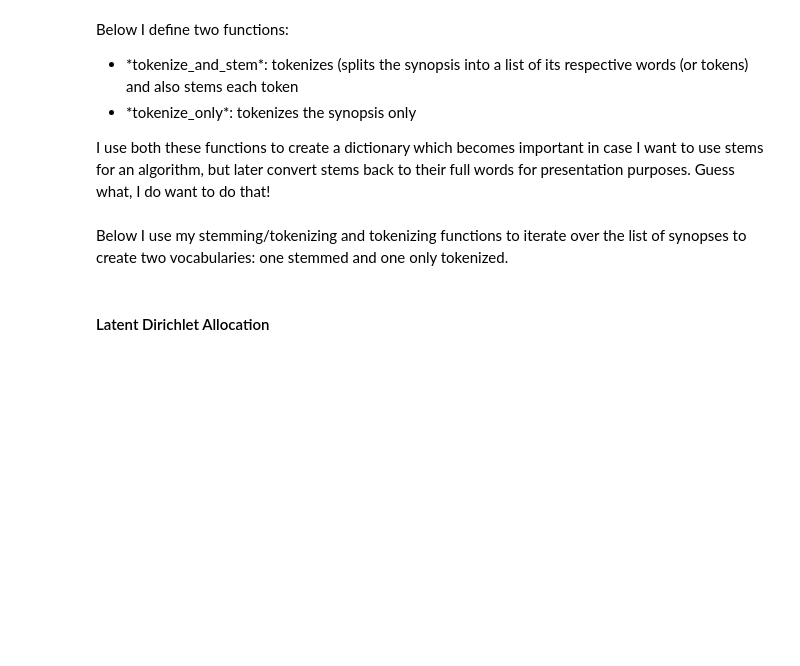
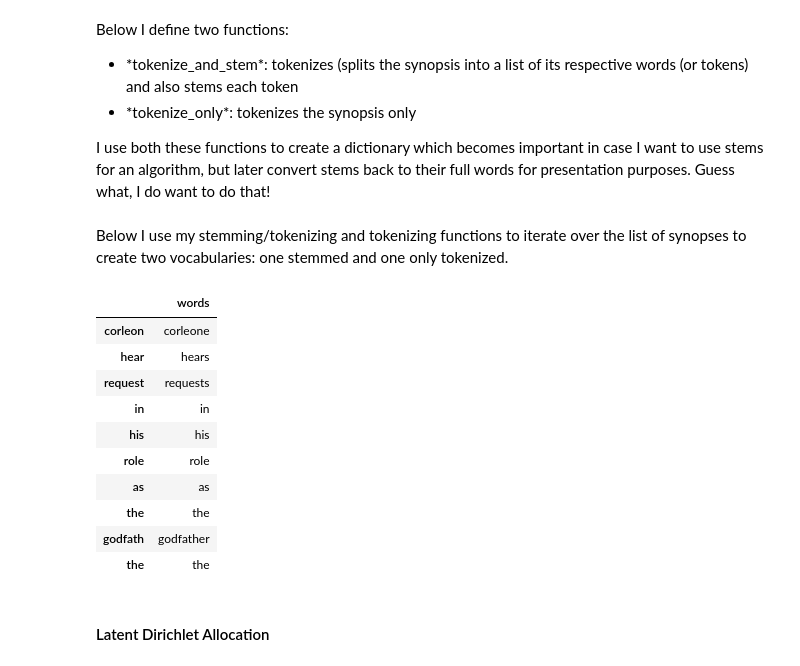
Before and after one commit to Marcelobbr/FGV_ds_presentation, a Jupyter notebook: topic modelling.ipynb, the cells around one changed output. Cells and saved outputs as stored; diff of their text form; code cells hidden in the pictures; blank space fills up the shorter version.

```diff
--- a/topic modelling.ipynb
+++ b/topic modelling.ipynb
@@ -281,6 +281,20 @@ for i in synopses:
     totalvocab_tokenized.extend(allwords_tokenized)
 # %%
 vocab_frame = pd.DataFrame({'words': totalvocab_tokenized}, index = totalvocab_stemmed)
+# %%
+vocab_frame[10:20]
+# %% [output]
+|  | words |
+| corleon | corleone |
+| hear | hears |
+| request | requests |
+| in | in |
+| his | his |
+| role | role |
+| as | as |
+| the | the |
+| godfath | godfather |
+| the | the |
 # %% [markdown]
 #### Latent Dirichlet Allocation
 # %%
```
Also changed, not shown: parts of 14 cells of this notebook, 46 other files.
